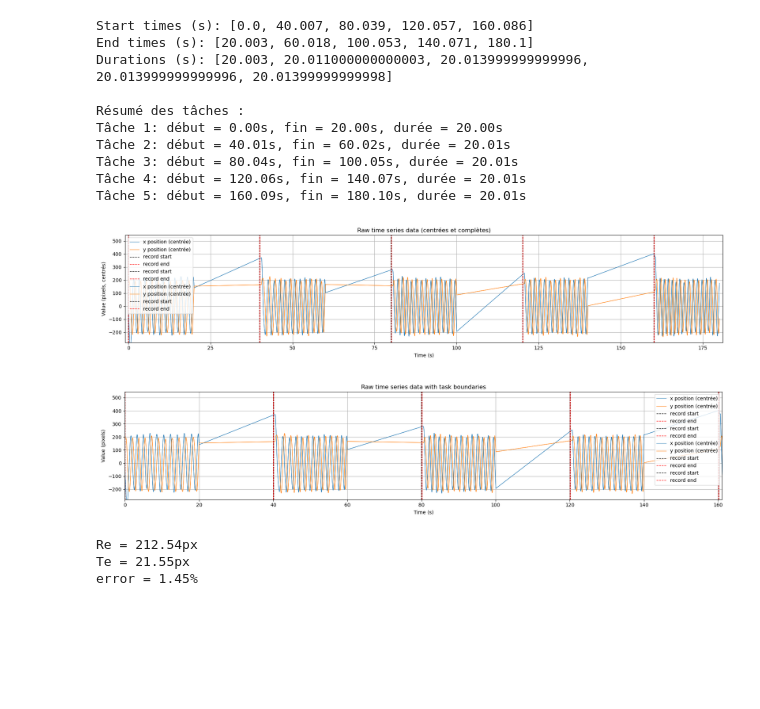
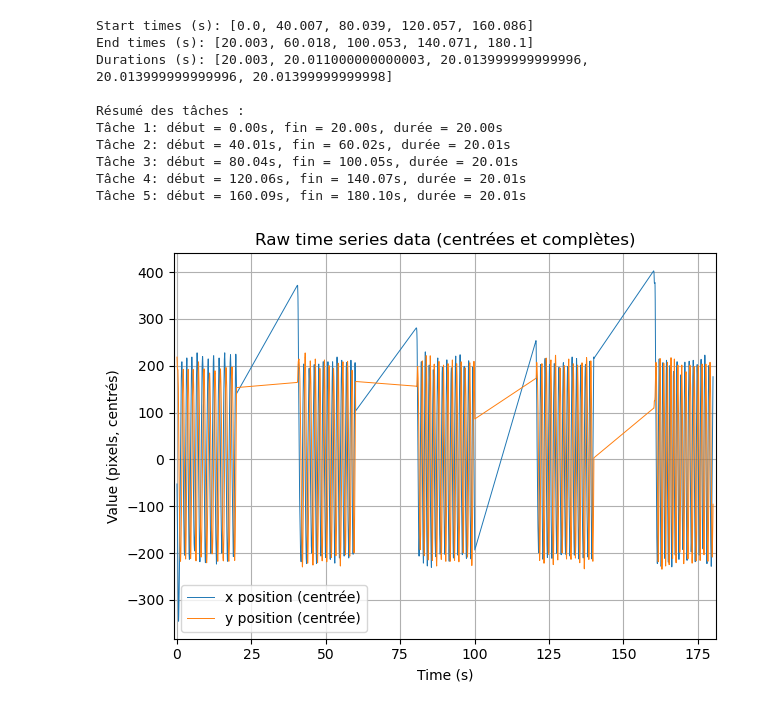
Before and after one commit to preclouxmatys/circular-task-analysis, a Jupyter notebook: notebooks/Markers_calcul.ipynb, the cells around one changed output. Drawn from its saved outputs; the diff is of its cells as text; code cells hidden in the pictures; blank space fills up the shorter version.

Commit message:
good scale for the graph

```diff
--- a/notebooks/Markers_calcul.ipynb
+++ b/notebooks/Markers_calcul.ipynb
@@ -234,72 +234,31 @@ with open(marker_path, "r") as f:
 
 if not start_record or not stop_record:
     raise RuntimeError("Marqueurs absents : DoRecord/DoPause non trouvés.")
 
 start_record = np.array(start_record, dtype=float)
 stop_record  = np.array(stop_record, dtype=float)
 
 # Soustrait le premier timestamp absolu et convertit en secondes
 start_record = (start_record - start_record[0]) / 1000.0
 stop_record  = (stop_record  - stop_record[0]) / 1000.0
 
 # -------- 4) SÉCURITÉ LONGUEUR --------
 m = min(len(time), len(X_raw), len(Y_raw))
 time, X, Y = time[:m], X_raw[:m], Y_raw[:m]
 
 
 # --- centrage des courbes autour de 0 ---
 plt.plot(time, X - np.mean(X), '-', lw=0.7, color='tab:blue', label='x position (centrée)')
 plt.plot(time, Y - np.mean(Y), '-', lw=0.7, color='tab:orange', label='y position (centrée)')
 
-# --- lignes verticales : toutes les bornes incluses ---
-for i, s in enumerate(start_record):
-    plt.axvline(s, color='k', ls='--', lw=1, label='record start' if i==0 else None)
-for i, e in enumerate(stop_record):
-    plt.axvline(e, color='r', ls='--', lw=1, label='record end' if i==0 else None)
-
 # --- forcer les limites à englober la dernière ligne ---
 plt.xlim(min(time[0], start_record[0]) - 1, max(time[-1], stop_record[-1]) + 1)
-
 plt.xlabel("Time (s)")
 plt.ylabel("Value (pixels, centrés)")
 plt.title("Raw time series data (centrées et complètes)")
 plt.legend()
 plt.grid(True)
 plt.tight_layout()
 plt.show()
-
-# --- Tracé des débuts et fins de tâche à partir des listes calculées ci-dessus ---
-for i, start in enumerate(start_record):
-    plt.axvline(start, color='k', linestyle='--', linewidth=1, label='record start' if i == 0 else None)
-
-for i, end in enumerate(stop_record):
-    plt.axvline(end, color='r', linestyle='--', linewidth=1, label='record end' if i == 0 else None)
-
-# (facultatif) assurer que tout soit visible
-plt.xlim(0, max(stop_record) + 1)
-
-plt.xlabel("Time (s)")
-plt.ylabel("Value (pixels)")
-plt.title("Raw time series data with task boundaries")
-plt.legend()
-plt.grid(True)
-plt.tight_layout()
-plt.show()
 # %% [output]
-[figure, old version]
+[figure, new version]
-[figure, removed]
-# %%
-# --- Rayon instantané ---
-radius = np.sqrt((mouseX - center_x)**2 + (mouseY - center_y)**2)
-Re = np.mean(radius)                     # rayon effectif moyen
-Te = np.std(radius)                      # tolérance effective (écart-type)
-taskRadius = float(209.5)                # depuis tes métadonnées
-error = abs(Re - taskRadius) / taskRadius * 100
-
-print(f"\nRe = {Re:.2f}px")
-print(f"Te = {Te:.2f}px")
-print(f"error = {error:.2f}%")
-# %% [output]
-Re = 212.54px
-Te = 21.55px
-error = 1.45%
```
Also changed, not shown: parts of 4 cells of this notebook.
